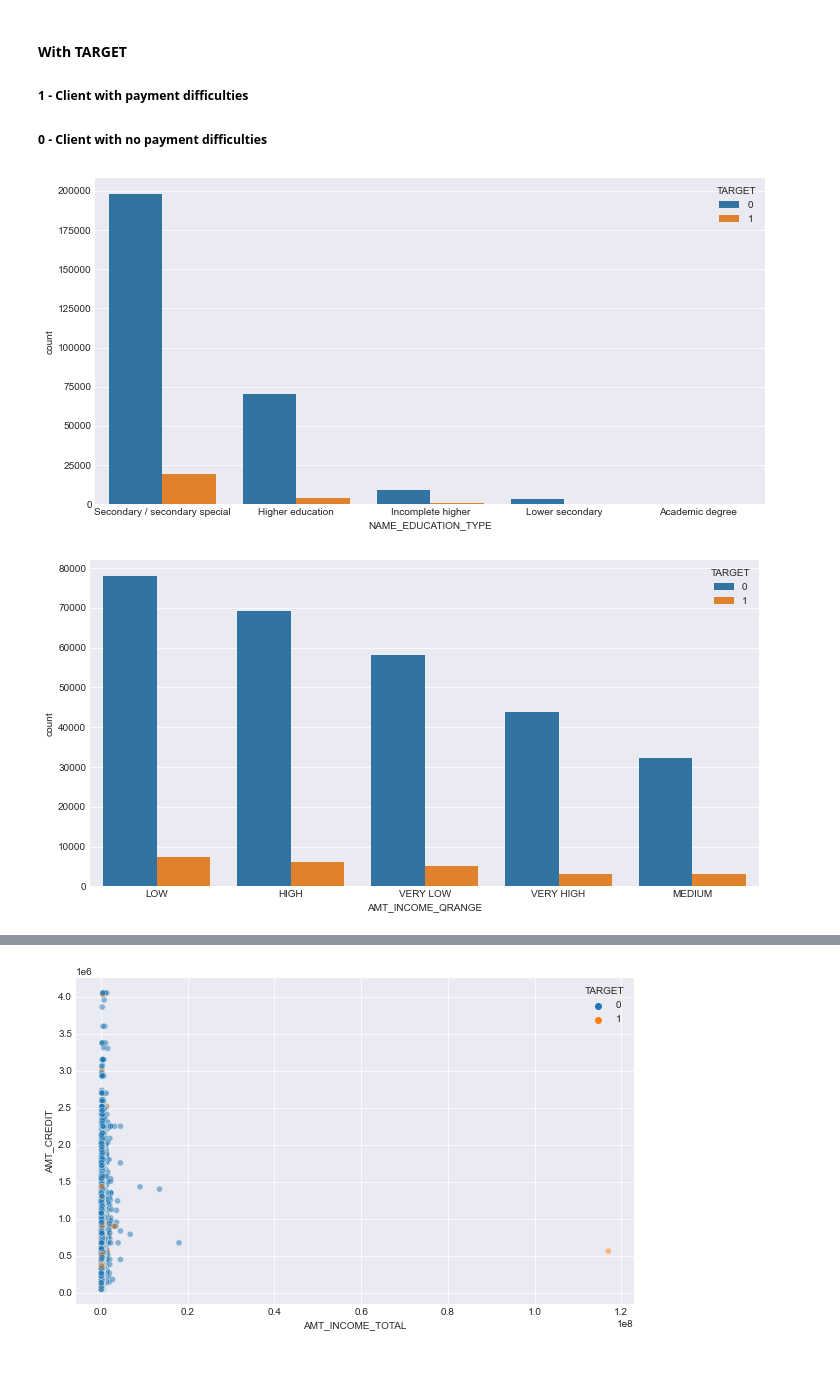
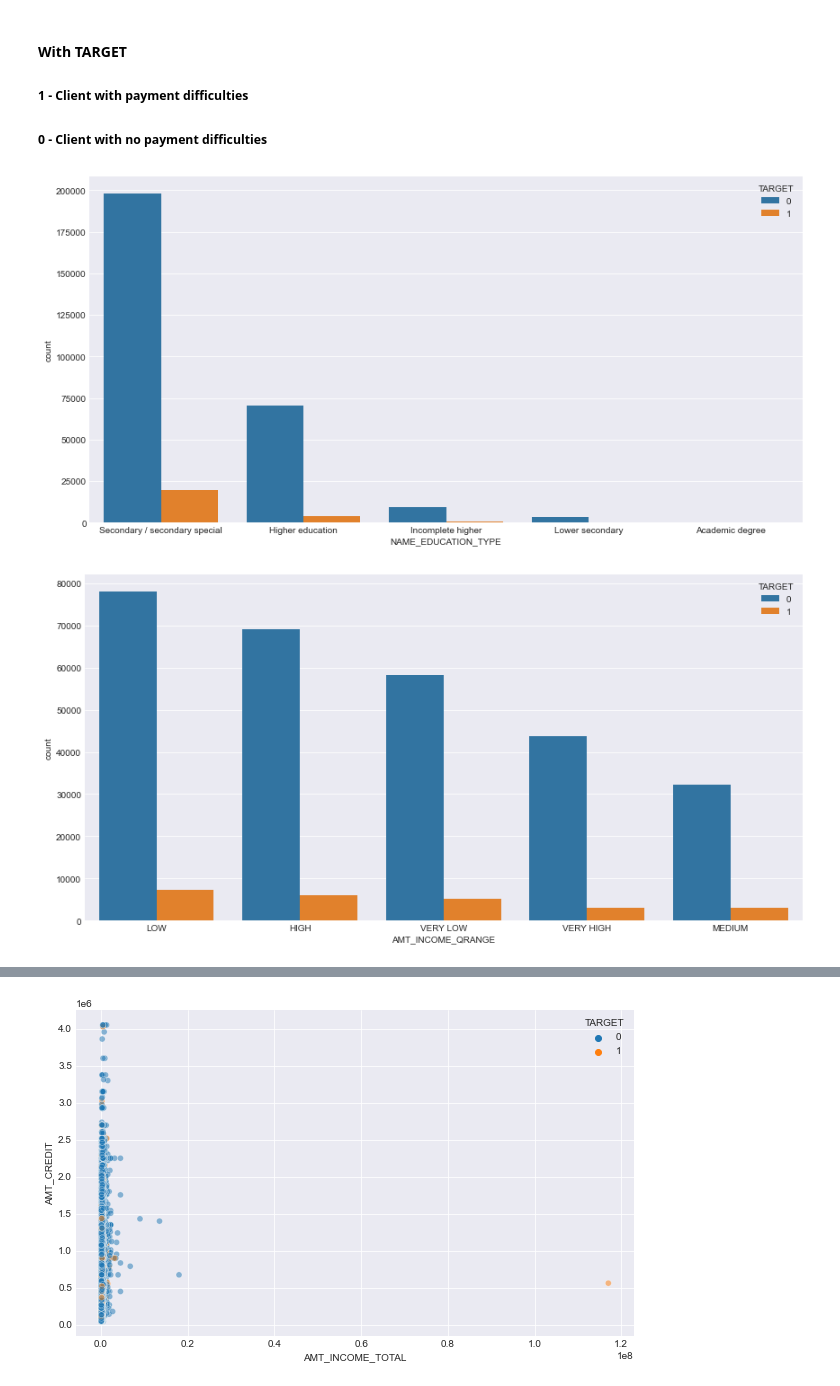
Before and after one commit to LuizFelipeAG/credit_check, a Jupyter notebook: loan_check_testbook-EDA.ipynb, the cells around one changed output, grey strips where cells are left out. Cells and saved outputs as stored; diff of their text form; code cells hidden in the pictures.

```diff
--- a/loan_check_testbook-EDA.ipynb
+++ b/loan_check_testbook-EDA.ipynb
@@ -323,17 +323,17 @@ round(len(df_target0)/len(df_target1),2)
 # %%
 plt.figure(figsize=[12,6])
 sns.countplot(data=df_clean,x = 'NAME_EDUCATION_TYPE', order = df_clean['NAME_EDUCATION_TYPE'].value_counts().index, hue='TARGET')
-fig.tight_layout()
+plt.tight_layout()
 plt.show()
 # %% [output]
-[figure, old version]
+[figure, new version]
 # %%
 plt.figure(figsize=[12,6])
 sns.countplot(data=df_clean,x = 'AMT_INCOME_QRANGE', order = df_clean['AMT_INCOME_QRANGE'].value_counts().index, hue='TARGET')
-fig.tight_layout()
+plt.tight_layout()
 plt.show()
 # %% [output]
-[figure, old version]
+[figure, new version]
 # %%
 plt.figure(figsize=[12,6])
 sns.countplot(data=df_clean,x = 'AMT_INCOME_RANGE', order = df_clean['AMT_INCOME_RANGE'].value_counts().index, hue='TARGET')
```
Also changed, not shown: parts of 6 cells of this notebook.
